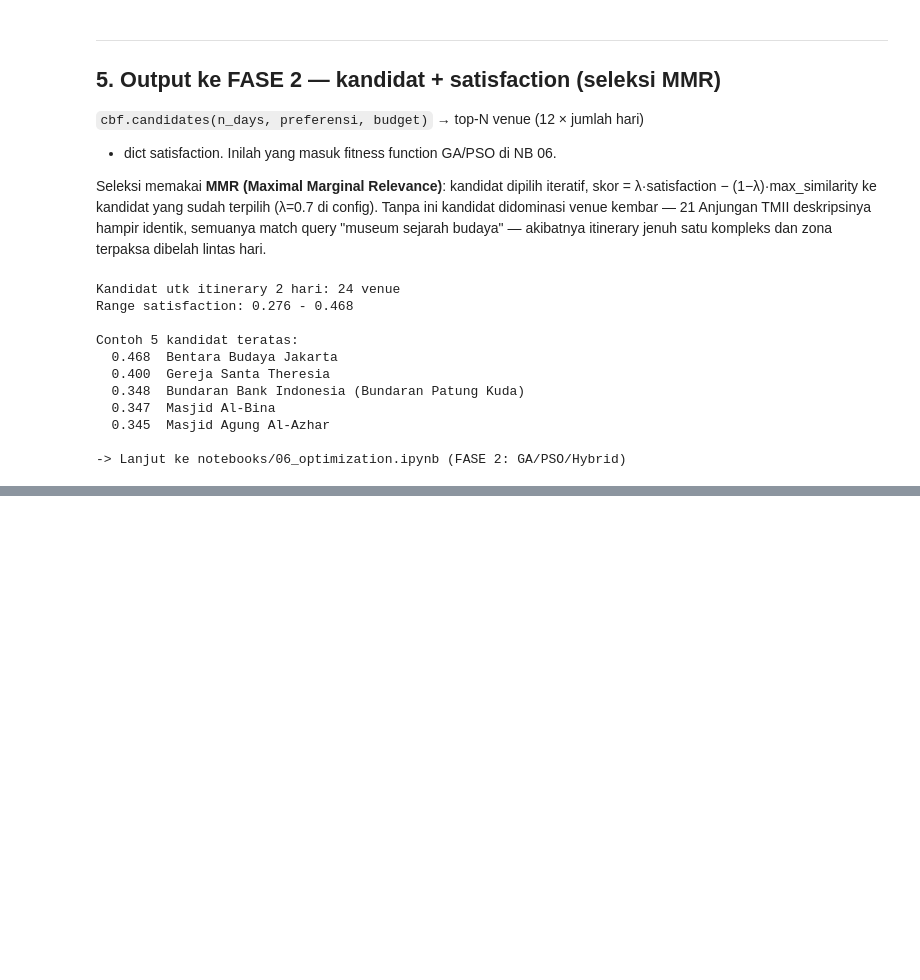
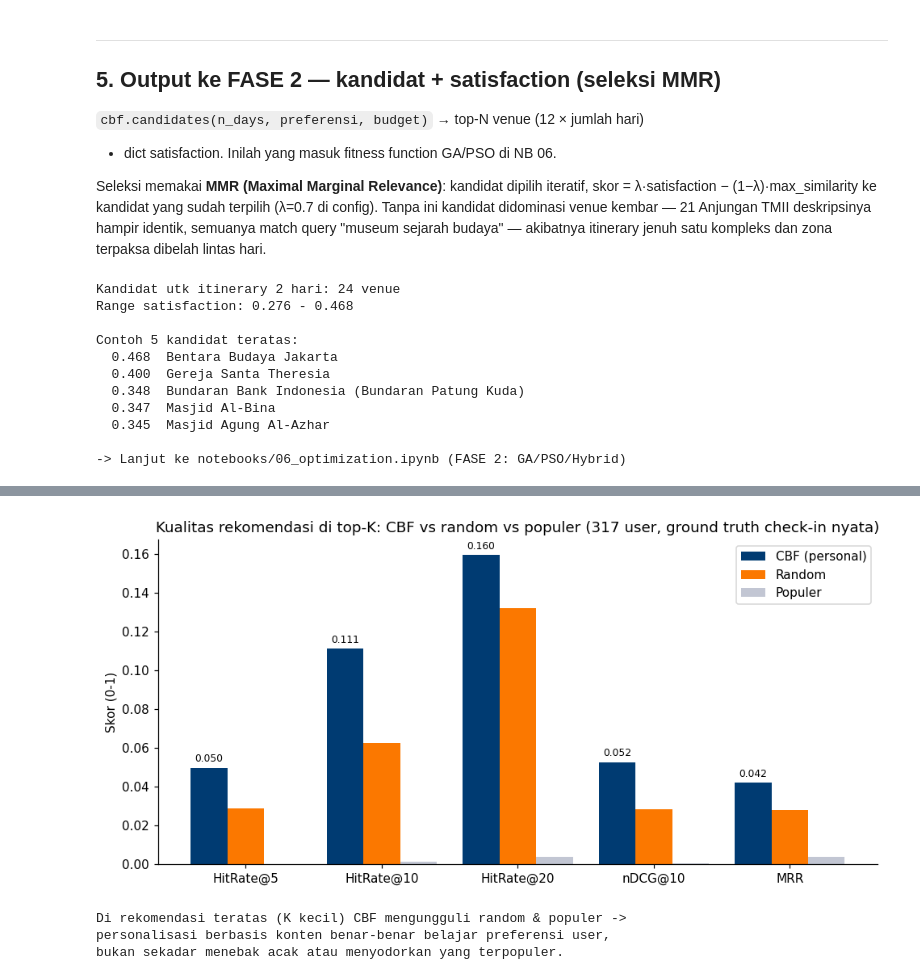
Before and after one commit to Hazjel/sistem-rekomendasi-destinasi-wisata-jakarta, a Jupyter notebook: notebooks/05_modeling.ipynb, the cells around one changed output, grey strips where cells are left out. Cells and saved outputs as stored; diff of their text form; code cells hidden in the pictures; blank space fills up the shorter version.

```diff
--- a/notebooks/05_modeling.ipynb
+++ b/notebooks/05_modeling.ipynb
@@ -369,0 +368,29 @@ benar-benar dikunjungi user dibanding menyodorkan yang terpopuler.
+# %%
+# [STATS] Perbandingan CBF vs baseline (bukti visual personalisasi)
+metrics = ['HitRate@5', 'HitRate@10', 'HitRate@20', 'nDCG@10', 'MRR']
+cbf_v = [res.loc[m, 'CBF (personal)'] for m in metrics]
+pop_v = [res.loc[m, 'Populer'] for m in metrics]
+rnd_v = [res.loc[m, 'Random'] for m in metrics]
+
+fig, ax = plt.subplots(figsize=(9, 4.4))
+x = np.arange(len(metrics)); w = 0.27
+ax.bar(x - w, cbf_v, w, label='CBF (personal)', color='#003b72')
+ax.bar(x,     rnd_v, w, label='Random', color='#fb7800')
+ax.bar(x + w, pop_v, w, label='Populer', color='#c2c6d3')
+ax.set_xticks(x); ax.set_xticklabels(metrics)
+ax.set_ylabel('Skor (0-1)')
+ax.set_title('Kualitas rekomendasi di top-K: CBF vs random vs populer '
+             f'({len(user_visits)} user, ground truth check-in nyata)')
+ax.legend()
+for xi, v in zip(x - w, cbf_v):
+    ax.text(xi, v + 0.002, f'{v:.3f}', ha='center', va='bottom', fontsize=8)
+plt.tight_layout(); plt.show()
+
+print('Di rekomendasi teratas (K kecil) CBF mengungguli random & populer ->')
+print('personalisasi berbasis konten benar-benar belajar preferensi user,')
+print('bukan sekadar menebak acak atau menyodorkan yang terpopuler.')
+# %% [output]
+[figure, added]
+Di rekomendasi teratas (K kecil) CBF mengungguli random & populer ->
+personalisasi berbasis konten benar-benar belajar preferensi user,
+bukan sekadar menebak acak atau menyodorkan yang terpopuler.
```
Also changed, not shown: parts of 5 cells of this notebook, 2 other files.
